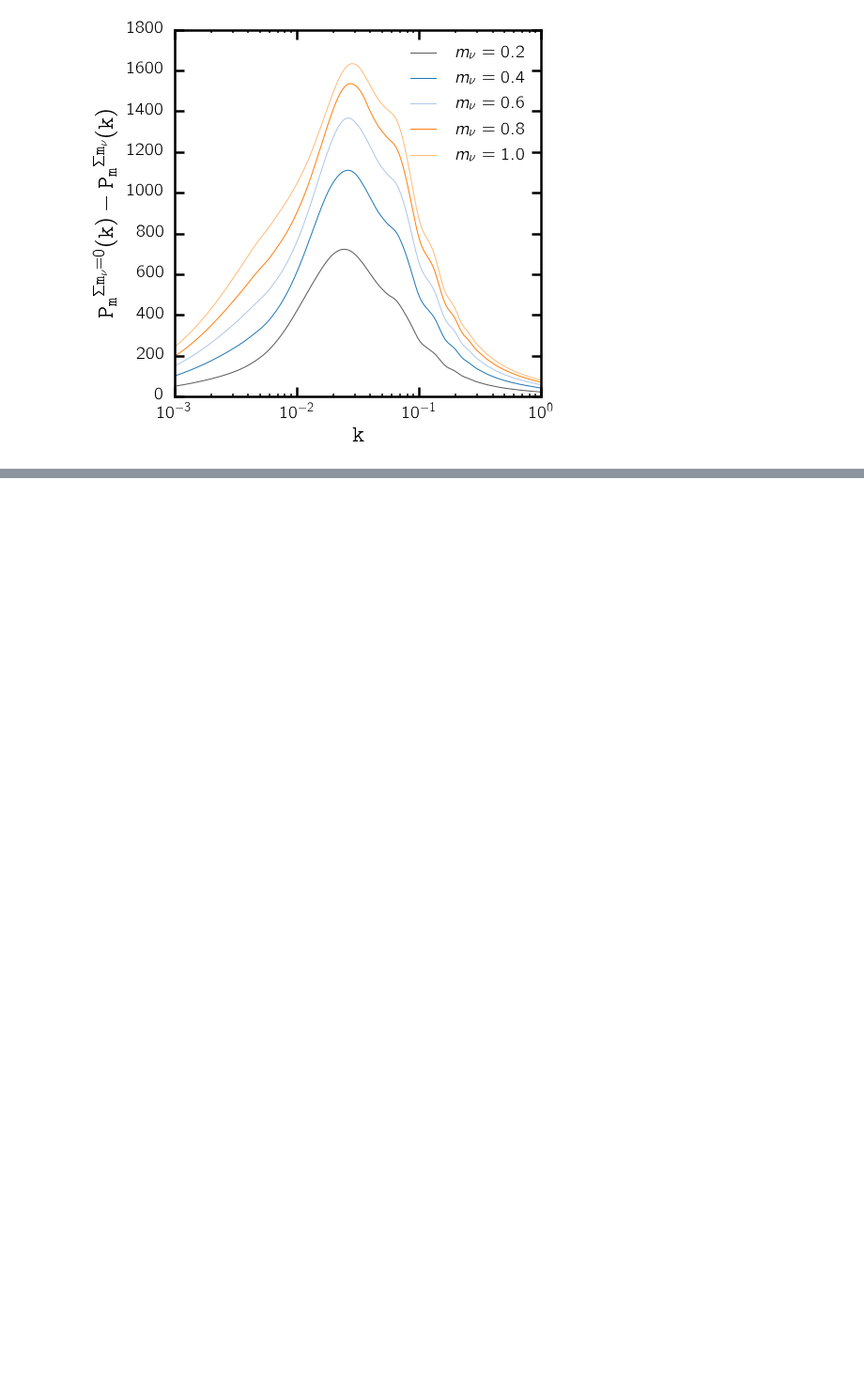
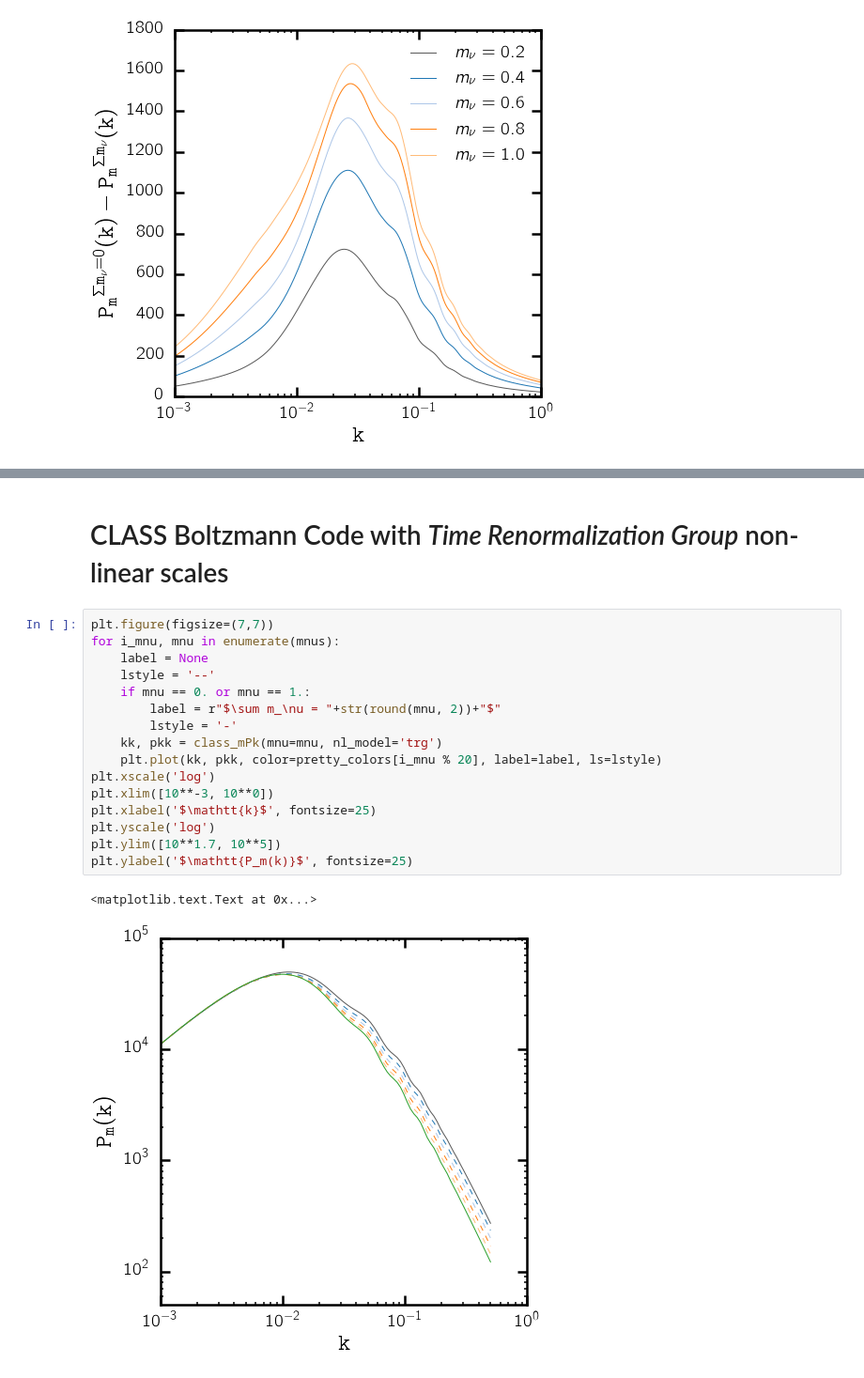
Before and after one commit to changhoonhahn/NeutPk, a Jupyter notebook: NeutPk/model_explore.ipynb, the cells around one changed output, grey strips where cells are left out. Shown at 94% size. Drawn from its saved outputs; the diff is of its cells as text; blank space fills up the shorter version.

```diff
--- a/NeutPk/model_explore.ipynb
+++ b/NeutPk/model_explore.ipynb
@@ -124,0 +187,21 @@ print cosmo.pk(0.5, 0.0)
+# %% [markdown]
+# CLASS Boltzmann Code with _Time Renormalization Group_ non-linear scales
+# %%
+plt.figure(figsize=(7,7))
+for i_mnu, mnu in enumerate(mnus):
+    label = None
+    lstyle = '--'
+    if mnu == 0. or mnu == 1.:
+        label = r"$\sum m_\nu = "+str(round(mnu, 2))+"$"
+        lstyle = '-'
+    kk, pkk = class_mPk(mnu=mnu, nl_model='trg')
+    plt.plot(kk, pkk, color=pretty_colors[i_mnu % 20], label=label, ls=lstyle)
+plt.xscale('log')
+plt.xlim([10**-3, 10**0])
+plt.xlabel('$\mathtt{k}$', fontsize=25)
+plt.yscale('log')
+plt.ylim([10**1.7, 10**5])
+plt.ylabel('$\mathtt{P_m(k)}$', fontsize=25)
+# %% [output]
+<matplotlib.text.Text at 0x...>
+[figure, added]
```
Also changed, not shown: parts of 18 cells of this notebook, 1 other file.
